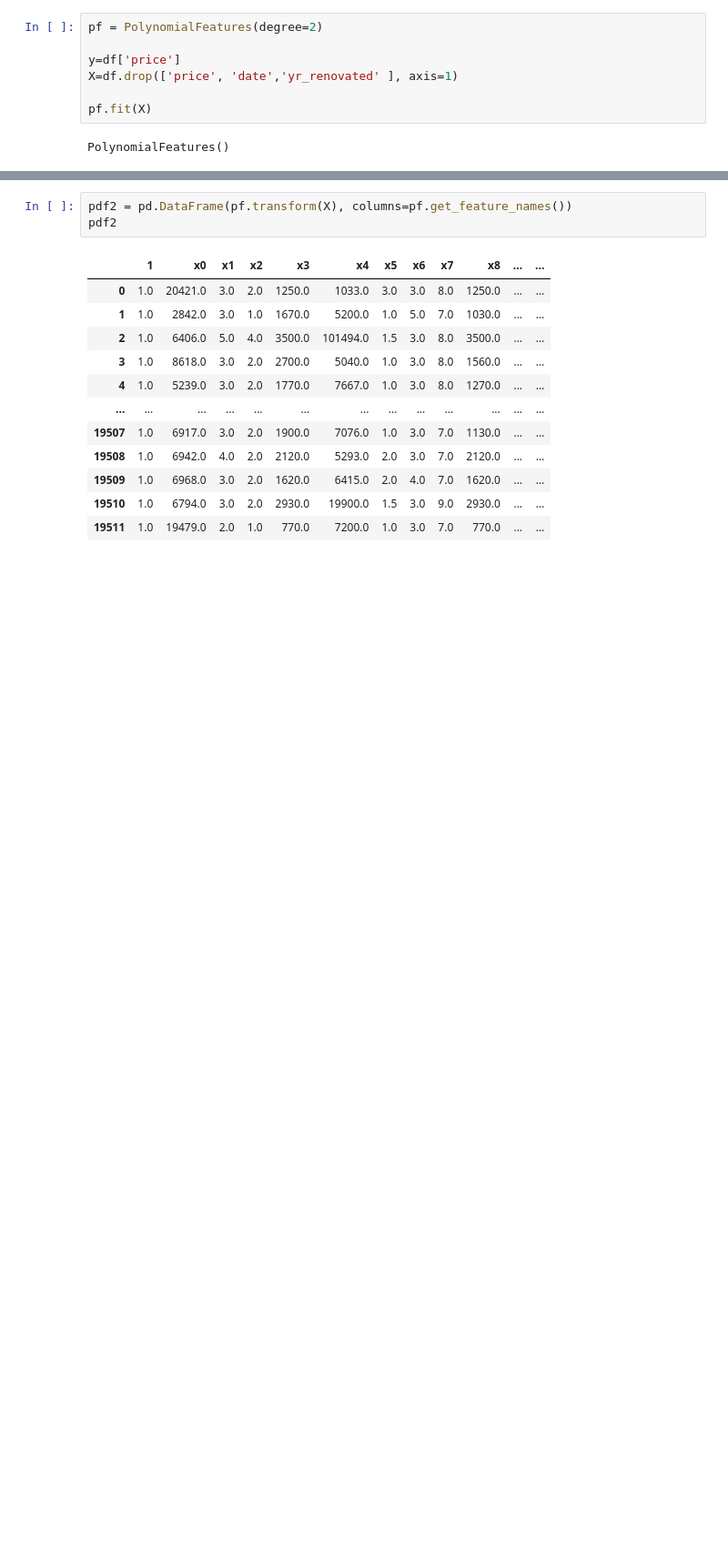
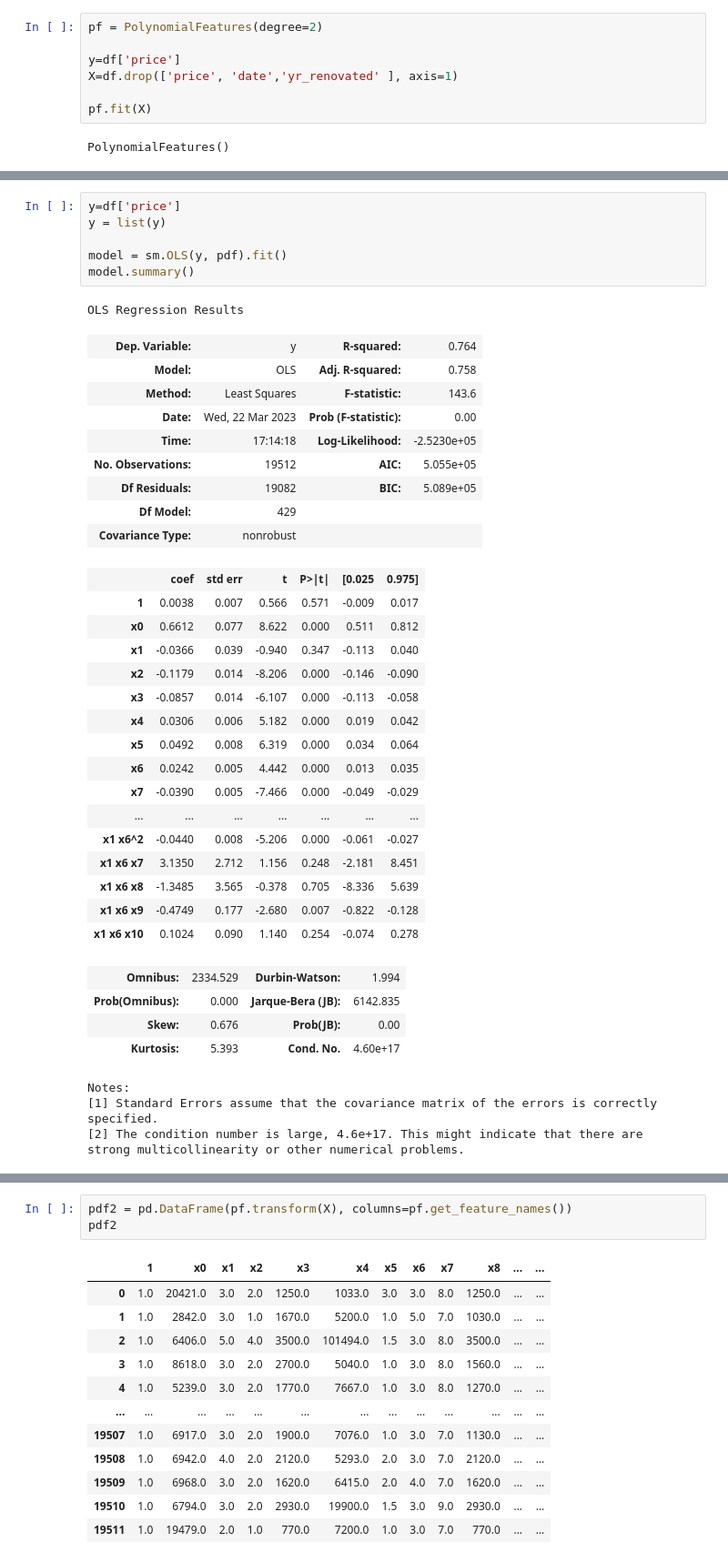
Before and after one commit to MNLKuzmin/RepoDontRoam, a Jupyter notebook: student.ipynb, the cells around one changed output, grey strips where cells are left out. Shown at 91% size. Cells and saved outputs as stored; diff of their text form; blank space fills up the shorter version.

```diff
--- a/student.ipynb
+++ b/student.ipynb
@@ -1786,0 +1830,41 @@ PolynomialFeatures()
+# %%
+y=df['price']
+y = list(y)
+
+model = sm.OLS(y, pdf).fit()
+model.summary()
+# %% [output]
+OLS Regression Results
+| Dep. Variable: | y | R-squared: | 0.764 |
+| Model: | OLS | Adj. R-squared: | 0.758 |
+| Method: | Least Squares | F-statistic: | 143.6 |
+| Date: | Wed, 22 Mar 2023 | Prob (F-statistic): | 0.00 |
+| Time: | 17:14:18 | Log-Likelihood: | -2.5230e+05 |
+| No. Observations: | 19512 | AIC: | 5.055e+05 |
+| Df Residuals: | 19082 | BIC: | 5.089e+05 |
+| Df Model: | 429 |  |  |
+| Covariance Type: | nonrobust |  |  |
+|  | coef | std err | t | P>|t| | [0.025 | 0.975] |
+| 1 | 0.0038 | 0.007 | 0.566 | 0.571 | -0.009 | 0.017 |
+| x0 | 0.6612 | 0.077 | 8.622 | 0.000 | 0.511 | 0.812 |
+| x1 | -0.0366 | 0.039 | -0.940 | 0.347 | -0.113 | 0.040 |
+| x2 | -0.1179 | 0.014 | -8.206 | 0.000 | -0.146 | -0.090 |
+| x3 | -0.0857 | 0.014 | -6.107 | 0.000 | -0.113 | -0.058 |
+| x4 | 0.0306 | 0.006 | 5.182 | 0.000 | 0.019 | 0.042 |
+| x5 | 0.0492 | 0.008 | 6.319 | 0.000 | 0.034 | 0.064 |
+| x6 | 0.0242 | 0.005 | 4.442 | 0.000 | 0.013 | 0.035 |
+| x7 | -0.0390 | 0.005 | -7.466 | 0.000 | -0.049 | -0.029 |
+| ... | ... | ... | ... | ... | ... | ... |
+| x1 x6^2 | -0.0440 | 0.008 | -5.206 | 0.000 | -0.061 | -0.027 |
+| x1 x6 x7 | 3.1350 | 2.712 | 1.156 | 0.248 | -2.181 | 8.451 |
+| x1 x6 x8 | -1.3485 | 3.565 | -0.378 | 0.705 | -8.336 | 5.639 |
+| x1 x6 x9 | -0.4749 | 0.177 | -2.680 | 0.007 | -0.822 | -0.128 |
+| x1 x6 x10 | 0.1024 | 0.090 | 1.140 | 0.254 | -0.074 | 0.278 |
+| Omnibus: | 2334.529 | Durbin-Watson: | 1.994 |
+| Prob(Omnibus): | 0.000 | Jarque-Bera (JB): | 6142.835 |
+| Skew: | 0.676 | Prob(JB): | 0.00 |
+| Kurtosis: | 5.393 | Cond. No. | 4.60e+17 |
+Notes:
+[1] Standard Errors assume that the covariance matrix of the errors is correctly specified.
+[2] The condition number is large, 4.6e+17. This might indicate that there are
+strong multicollinearity or other numerical problems.
```
Also changed, not shown: parts of 28 cells of this notebook, 5 other files.
